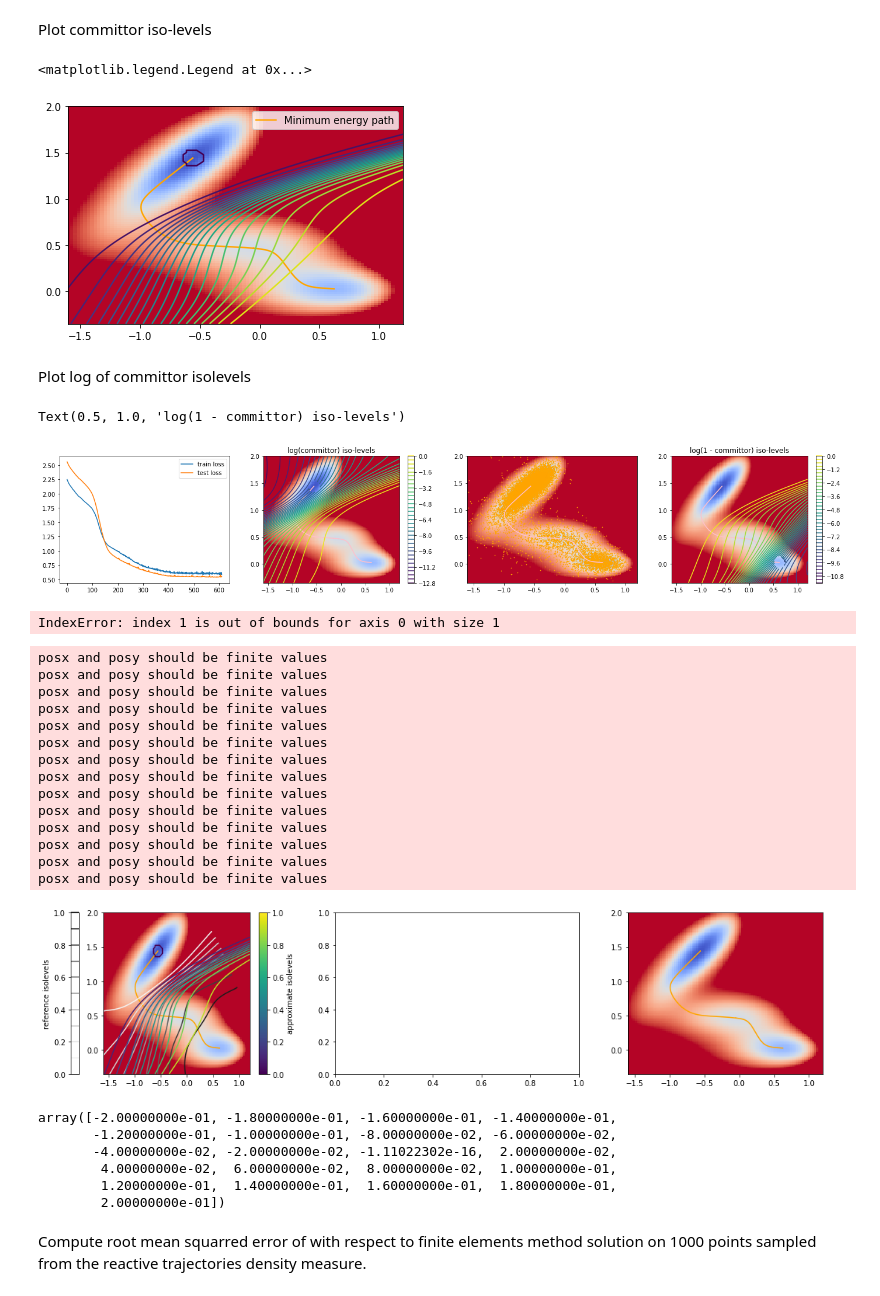
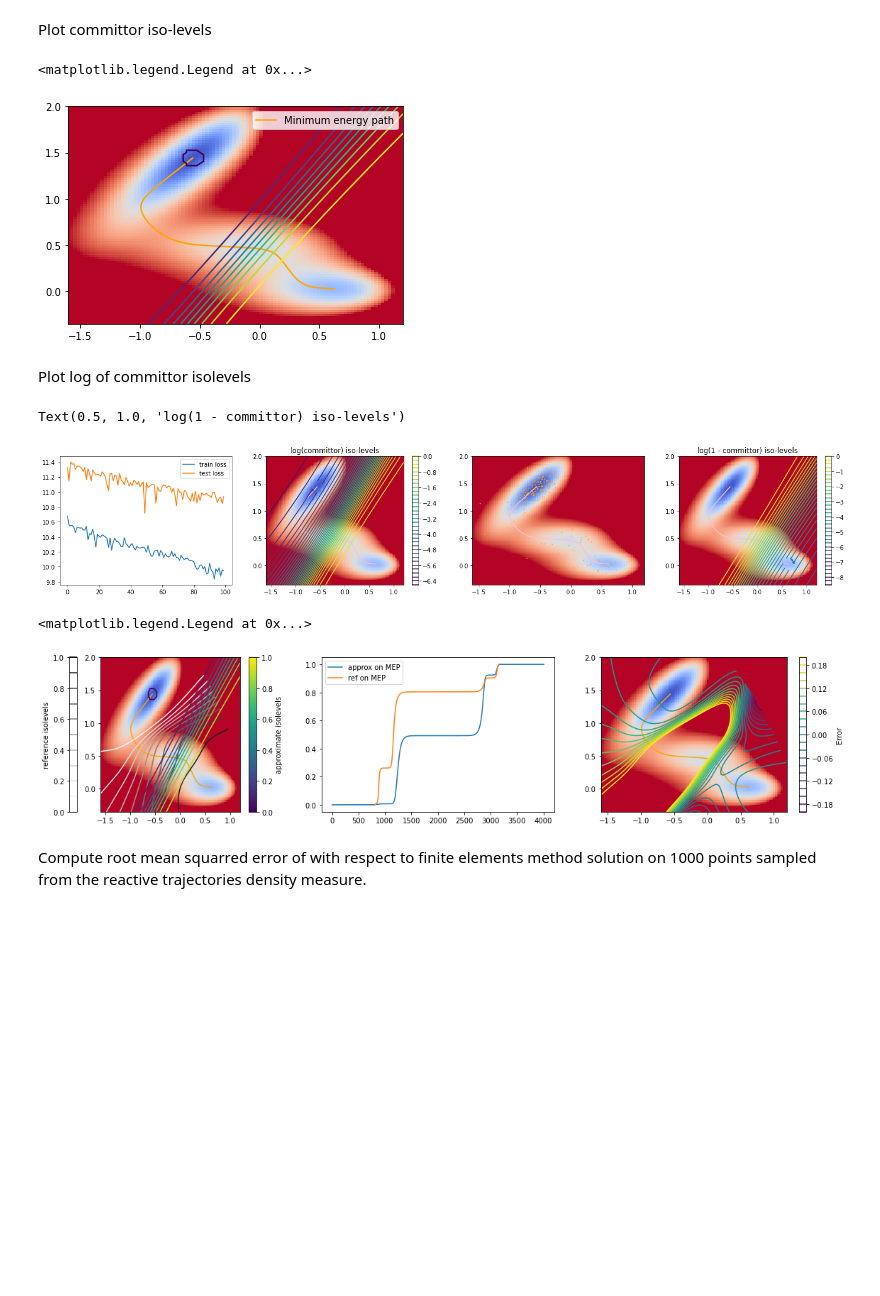
Before and after one commit to thomaspigeon/2dpotentials, a Jupyter notebook: Committor_MullerBrown.ipynb, the cells around one changed output. Saved outputs shown, nothing was run; the diff lists cells and outputs as text; code cells hidden in the pictures; blank space fills up the shorter version.

```diff
--- a/Committor_MullerBrown.ipynb
+++ b/Committor_MullerBrown.ipynb
@@ -38,7 +38,6 @@ ax.legend()
 # %%
-K = 4 * 10**4 # number o short trajectories
-N = 2 # time lagg in number of delta t
-batch_size = 10**3
+K = 5 * 10**2 # number of short trajectories
+N = 160 # time lagg in number of delta t
 max_epochs = 10000
 # %%
 ini_index = np.random.choice(n_steps - N, size=2*K)
@@ -59,0 +99,20 @@ dict_keys(['any_distrib', 'beta', 'dt'])
+# %%
+j = 0
+
+dataset = np.append(traj_dict["x_traj"][ini_index[j]:ini_index[j]+1], traj_dict["gauss_traj"][ini_index[j]+1:ini_index[j]+2], axis=1)
+dataset = np.append(dataset, traj_dict["x_traj"][ini_index[j]+1:ini_index[j]+2], axis=1)
+for i in range(1, N):
+    dataset = np.append(dataset, traj_dict["gauss_traj"][ini_index[j]+1+i:ini_index[j]+i+2], axis=1)
+    dataset = np.append(dataset, traj_dict["x_traj"][ini_index[j]+1+i:ini_index[j]+i+2], axis=1)
+for j in range(1, 2*K):
+    datapoint = np.append(traj_dict["x_traj"][ini_index[j]:ini_index[j]+1], traj_dict["gauss_traj"][ini_index[j]+1:ini_index[j]+2], axis=1)
+    datapoint = np.append(datapoint, traj_dict["x_traj"][ini_index[j]+1:ini_index[j]+2], axis=1)
+    for i in range(1, N):
+        datapoint = np.append(datapoint, traj_dict["gauss_traj"][ini_index[j]+1+i:ini_index[j]+i+2], axis=1)
+        datapoint = np.append(datapoint, traj_dict["x_traj"][ini_index[j]+1+i:ini_index[j]+i+2], axis=1)
+
+    dataset = np.append(dataset, datapoint, axis=0)
+print(dataset.shape)
+
+dataset = {"any_distrib" : dataset, "beta" : beta, "dt" : dt}
+dataset.keys()
@@ -68,7 +130,7 @@ Define the model
 del(committor)           # to restart from new model
 del(committor_training)
 # %%
-committor = CommittorOneDecoder([2, 5, 1], [1, 10, 10, 2], 0, pot)
+committor = CommittorOneDecoder([2, 5, 1], [1, 2], 0, pot)
 # %%
 # Create training object
 committor_training = TainCommittorOverdampedOneDecoder(committor, pot, dataset)
@@ -81,10 +143,11 @@ committor_training.set_optimizer('Adam', 0.001)
 # Set the loss function parameters
 loss_params = {}
 loss_params["ito_loss_weight"] = 1.0
+loss_params["pen_points_weight"] = 0.0 * 10**4
 loss_params["n_wait"] = 50
 committor_training.set_loss_weight(loss_params)
 # Set the batch size and a max number of epochs
-batch_size = 10**3
+batch_size = 10**2
 max_epochs = 10000
 # %% [output]
 squared_grad_boltz_weight value not provided, set to default value of:  0.0
@@ -105,19 +165,19 @@ ax = fig.add_subplot()
 pot.plot_potential_heat_map(ax)
 ax.plot(pot.minimum_energy_paths[0][:, 0], pot.minimum_energy_paths[0][:, 1], color='orange', label='Minimum energy path')
 ax.plot(pot.minimum_energy_paths[1][:, 0], pot.minimum_energy_paths[1][:, 1], color='orange')
-committor_training.plot_committor_iso_levels(ax, 20)
+committor_training.plot_committor_iso_levels(ax, np.arange(0, 1, 0.1))
 ax.legend()
 # %% [output]
 <matplotlib.legend.Legend at 0x...>
-[figure, old version]
+[figure, new version]
 # %% [markdown]
 Plot log of committor isolevels
 # %%
 xi_on_grid = committor_training.committor_model.xi_forward(pot.x2d).reshape([100, 100])
 fig, (ax0, ax1, ax2, ax3) = plt.subplots(1, 4, figsize=(24, 4))
 # loss function evolution
-ax0.plot(loss_dict["train_loss"][210:], label='train loss')
-ax0.plot(loss_dict["test_loss"][210:], label='test loss')
+ax0.plot(loss_dict["train_loss"][-100:], label='train loss')
+ax0.plot(loss_dict["test_loss"][-100:], label='test loss')
 ax0.legend()
 # log committor plot
 pot.plot_potential_heat_map(ax1)
@@ -140,7 +200,7 @@ fig.colorbar(contour3, ax=ax3)
 ax3.set_title("log(1 - committor) iso-levels")
 # %% [output]
 Text(0.5, 1.0, 'log(1 - committor) iso-levels')
-[figure, old version]
+[figure, new version]
 # %%
 pts = np.loadtxt('mueller_pts.csv', delimiter=',', dtype=float)
 tri = np.loadtxt('mueller_tri.csv', delimiter=',', dtype=int)
@@ -153,60 +213,37 @@ ref_committor_x2d = interp._interpolate_multikeys(x=pot.x2d[:,0], y=pot.x2d[:,1]
 committor_on_x2d = committor_training.committor_model.xi_forward(pot.x2d).reshape(pot.n_bins_x, pot.n_bins_y)
 
 ## Iso-levels of the approximate and reference committor function
 fig, (ax1, ax0, ax2) = plt.subplots(1, 3, figsize=(20, 4))
 pot.plot_potential_heat_map(ax1)
 ax1.plot(pot.minimum_energy_paths[0][:, 0], pot.minimum_energy_paths[0][:, 1], color='orange', label='Minimum energy path')
 ax1.plot(pot.minimum_energy_paths[1][:, 0], pot.minimum_energy_paths[1][:, 1], color='orange')
 contour1 = ax1.contour(pot.x_plot, pot.y_plot, ref_committor_x2d, np.array([0, 0.1, 0.2, 0.3, 0.4, 0.5, 0.6, 0.7, 0.8, 0.9, 1]), cmap='Greys')
 contour2 = committor_training.plot_committor_iso_levels(ax1, np.array([0, 0.1, 0.2, 0.3, 0.4, 0.5, 0.6, 0.7, 0.8, 0.9, 1]), set_lim=False)
 fig.colorbar(contour1, ax=ax1, label="reference isolevels", location='left')
 fig.colorbar(contour2, ax=ax1, label="approximate isolevels", location='right')
 
 ## Plot the error Iso-levels
 pot.plot_potential_heat_map(ax2)
 ax2.plot(pot.minimum_energy_paths[0][:, 0], pot.minimum_energy_paths[0][:, 1], color='orange', label='Minimum energy path')
 ax2.plot(pot.minimum_energy_paths[1][:, 0], pot.minimum_energy_paths[1][:, 1], color='orange')
-contour = ax2.contour(pot.x_plot, pot.y_plot, ref_committor_x2d - committor_on_x2d, np.arange(-0.2, 0.2, 10), cmap='viridis')
+contour = ax2.contour(pot.x_plot, pot.y_plot, ref_committor_x2d - committor_on_x2d, np.arange(-0.2, 0.22, 0.02), cmap='viridis')
 fig.colorbar(contour, ax=ax2, label="Error")
 
 # Plot the approximate and reference committor function along the minimum energy path
 ref_committor_MEP1 = interp._interpolate_multikeys(x=pot.minimum_energy_paths[0][:, 0], y=pot.minimum_energy_paths[0][:, 1], tri_index=None, return_keys=('z',))[0]
 ref_committor_MEP2 = interp._interpolate_multikeys(x=pot.minimum_energy_paths[1][:, 0], y=pot.minimum_energy_paths[1][:, 1], tri_index=None, return_keys=('z',))[0]
 committor_on_MEP1 = committor_training.committor_model.xi_forward(pot.minimum_energy_paths[0])
 committor_on_MEP2 = committor_training.committor_model.xi_forward(pot.minimum_energy_paths[1])
 committor_on_MEP = np.append(committor_on_MEP1[:,0], np.flip(committor_on_MEP2[:,0]))
 ref_committor_MEP = np.append(ref_committor_MEP1, np.flip(ref_committor_MEP2))
 err_MEP = committor_on_MEP - ref_committor_MEP
 ax0.plot(committor_on_MEP, label="approx on MEP")
 ax0.plot(ref_committor_MEP, label="ref on MEP")
-#ax0.plot(err_MEP, label="error on MEP2")
+#ax0.plot(err_MEP, label="error on MEP")
 ax0.legend()
 # %% [output]
-IndexError: index 1 is out of bounds for axis 0 with size 1
+<matplotlib.legend.Legend at 0x...>
-posx and posy should be finite values
-posx and posy should be finite values
-posx and posy should be finite values
-posx and posy should be finite values
-posx and posy should be finite values
-posx and posy should be finite values
-posx and posy should be finite values
-posx and posy should be finite values
-posx and posy should be finite values
-posx and posy should be finite values
-posx and posy should be finite values
-posx and posy should be finite values
-posx and posy should be finite values
-posx and posy should be finite values
-[figure, old version]
+[figure, new version]
-# %%
-np.arange(-0.2, 0.22, 0.02)
-# %% [output]
-array([-2.00000000e-01, -1.80000000e-01, -1.60000000e-01, -1.40000000e-01,
-       -1.20000000e-01, -1.00000000e-01, -8.00000000e-02, -6.00000000e-02,
-       -4.00000000e-02, -2.00000000e-02, -1.11022302e-16,  2.00000000e-02,
-        4.00000000e-02,  6.00000000e-02,  8.00000000e-02,  1.00000000e-01,
-        1.20000000e-01,  1.40000000e-01,  1.60000000e-01,  1.80000000e-01,
-        2.00000000e-01])
 # %% [markdown]
 Compute root mean squarred error of with respect to finite elements method solution on 1000 points sampled from the reactive trajectories density measure.
 # %%
```
Also changed, not shown: parts of 28 cells of this notebook.
